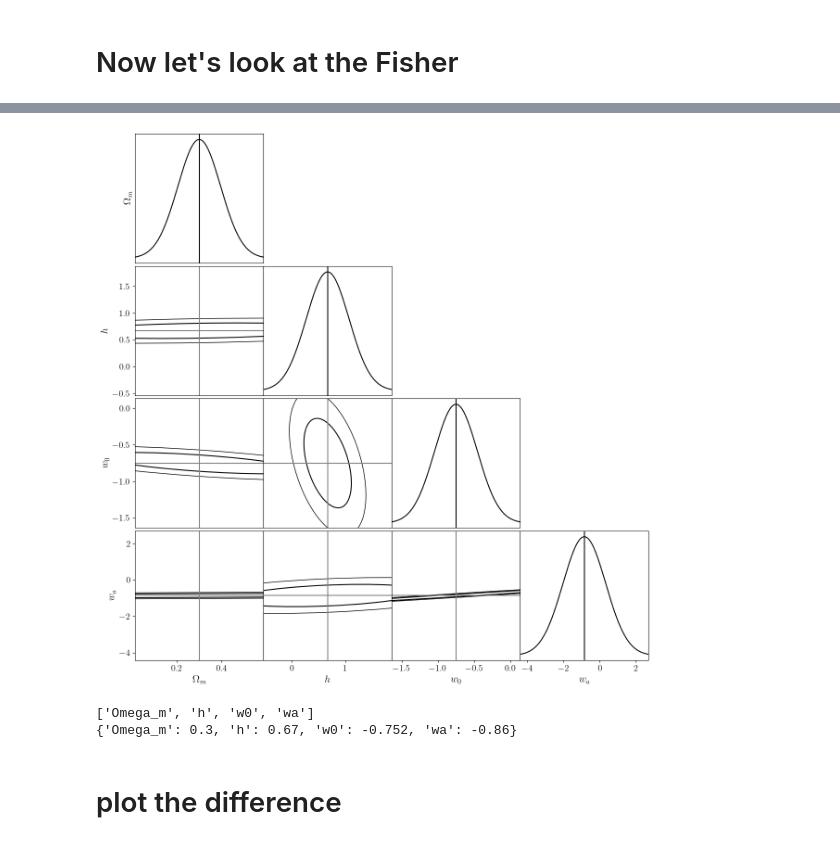
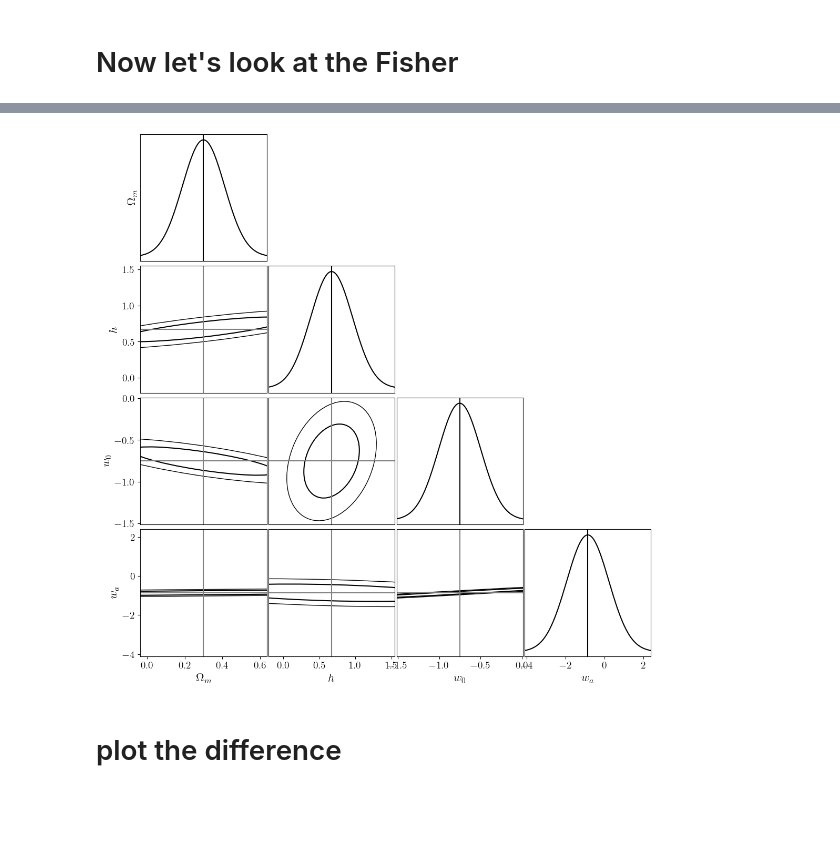
Before and after one commit to pltaylor16/SRFish, a Jupyter notebook: shear-ratio.ipynb, the cells around one changed output, grey strips where cells are left out. Saved outputs shown, nothing was run; the diff lists cells and outputs as text; code cells hidden in the pictures; blank space fills up the shorter version.

Commit message:
I am now able to marginalize over delta_z for both the lens and the src have their own priors. Caution! I have set the SSC off so everything runs faster for the time being.

```diff
--- a/shear-ratio.ipynb
+++ b/shear-ratio.ipynb
@@ -30,7 +30,7 @@ def make_bins(nz_func, z, nbins):
     return bins
 
 # --- Survey and cosmology settings ---
-z = np.linspace(0.001, 3.0, 1000)
+z = np.linspace(0.01, 3.0, 1000)
 nz_lens = make_bins(parent_nz, z, 10)
 nz_src = make_bins(parent_nz, z, 10)
 
@@ -642,7 +671,12 @@ forecast = Forecast3x2pt(nz_lens=nz_lens,
     n_eff=n_eff,
     sigma_eps=sigma_eps,
     bias_lens=bias_lens,
-    fid_cosmo=fid_cosmo
+    fid_cosmo=fid_cosmo,
+    use_ssc=False,
+    marginalize_delta_z_lens=True,
+    marginalize_delta_z_src=True,
+    delta_z_lens_prior_std=0.002,
+    delta_z_src_prior_std=0.002
 )
 # %% [markdown]
 # plot the bins
@@ -842,12 +889,7 @@ wa       : 1.1853
 # %%
-forecast.plot_fisher_ellipses(Fisher, param_list, truths={p: fid_cosmo[p] for p in param_list})
-
-print(param_list)
-print ({p: fid_cosmo[p] for p in param_list})
+forecast.plot_fisher_ellipses(Fisher, param_list, truths={p: fid_cosmo[p] for p in fid_cosmo})
 # %% [output]
-[figure, old version]
+[figure, new version]
-['Omega_m', 'h', 'w0', 'wa']
-{'Omega_m': 0.3, 'h': 0.67, 'w0': -0.752, 'wa': -0.86}
 # %% [markdown]
 # plot the difference
 # %%
```
Also changed, not shown: parts of 9 cells of this notebook.
